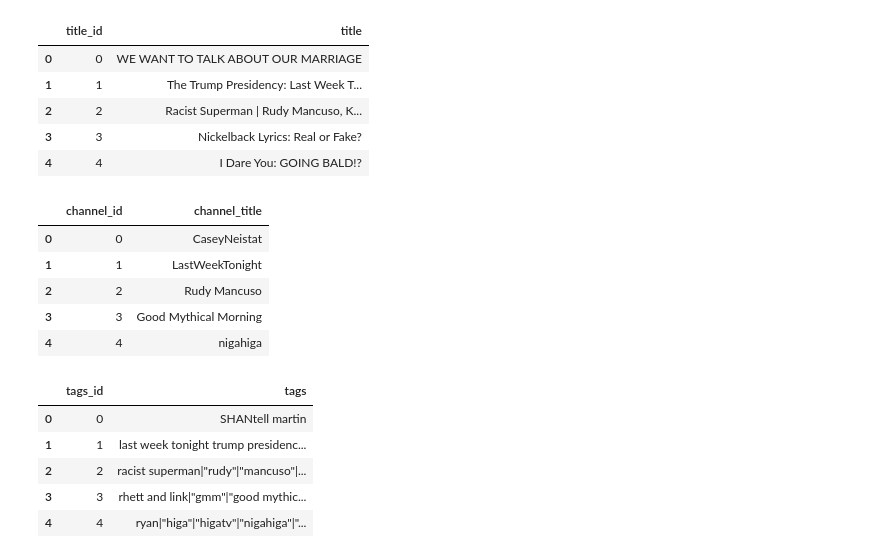
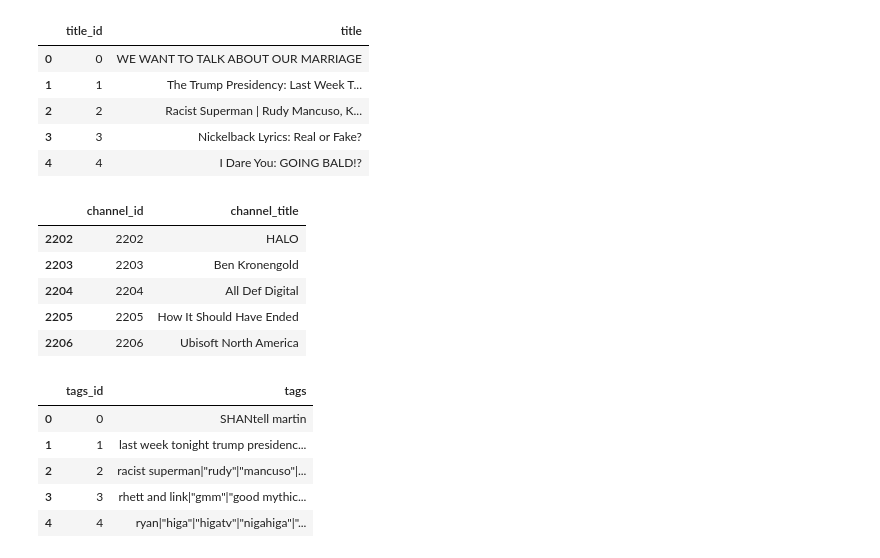
Before and after one commit to evanchen1233/Data-Engineering-Pipeline-GCP-Youtube, a Jupyter notebook: ETL.ipynb, the cells around one changed output. Drawn from its saved outputs; the diff is of its cells as text; code cells hidden in the pictures.

```diff
--- a/ETL.ipynb
+++ b/ETL.ipynb
@@ -178,17 +189,17 @@ title_dim.head()
 # %%
 # channel_dim
 
-channel_dim = df[['channel_title']].reset_index(drop=True)
+channel_dim = df[['channel_title']].drop_duplicates().reset_index(drop=True)
 channel_dim['channel_id'] = channel_dim.index
 channel_dim = channel_dim[['channel_id','channel_title']]
-channel_dim.head()
+channel_dim.tail()
 # %% [output]
 |  | channel_id | channel_title |
-| 0 | 0 | CaseyNeistat |
-| 1 | 1 | LastWeekTonight |
-| 2 | 2 | Rudy Mancuso |
-| 3 | 3 | Good Mythical Morning |
-| 4 | 4 | nigahiga |
+| 2202 | 2202 | HALO |
+| 2203 | 2203 | Ben Kronengold |
+| 2204 | 2204 | All Def Digital |
+| 2205 | 2205 | How It Should Have Ended |
+| 2206 | 2206 | Ubisoft North America |
 # %%
 # tags_dim
 
```
Also changed, not shown: parts of 10 cells of this notebook, 3 other files.
